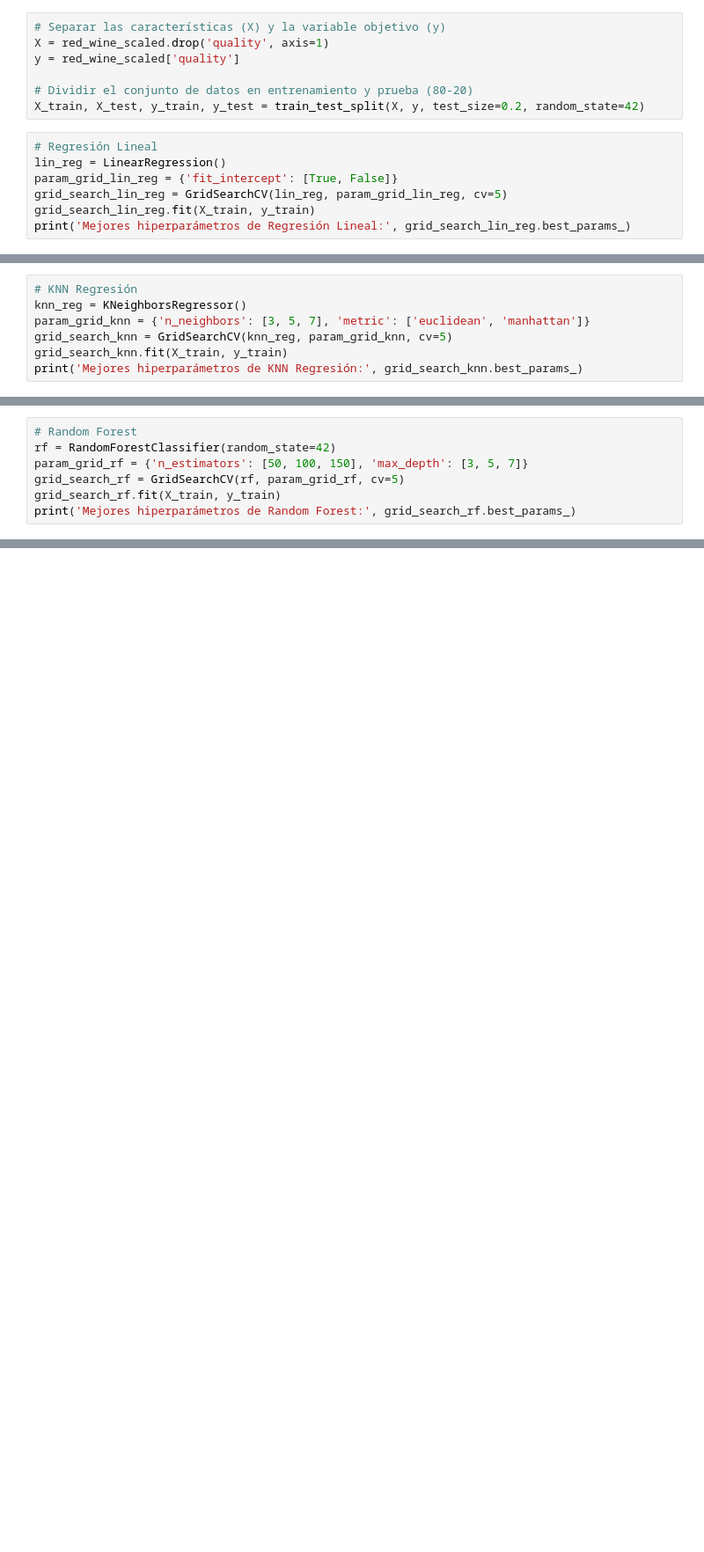
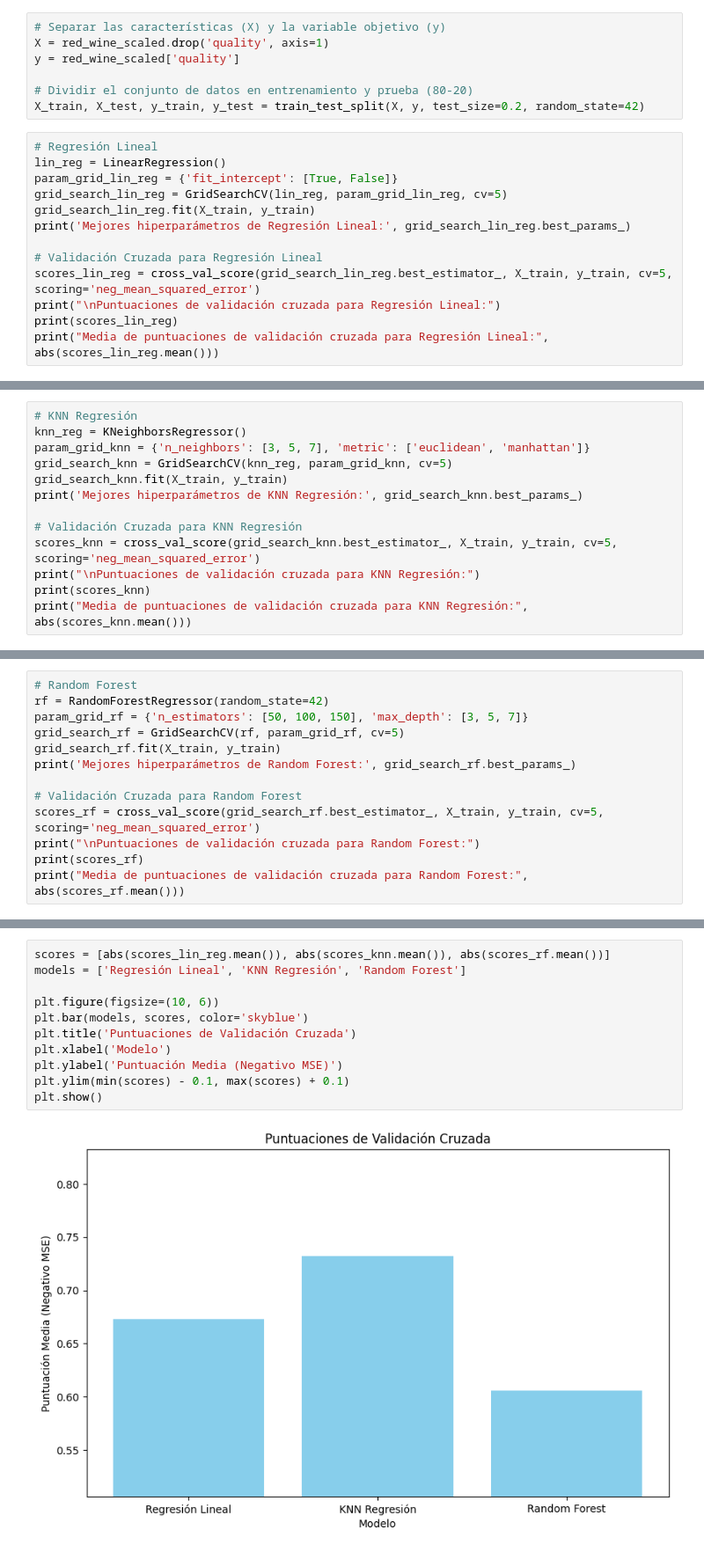
Before and after one commit to Jskenpo/HDT5_Mineria, a Jupyter notebook: HDT5.ipynb, the cells around one changed output, grey strips where cells are left out. Shown at 88% size. Cells and saved outputs as stored; diff of their text form; blank space fills up the shorter version.

```diff
--- a/HDT5.ipynb
+++ b/HDT5.ipynb
@@ -127,5 +129,11 @@ param_grid_lin_reg = {'fit_intercept': [True, False]}
 grid_search_lin_reg = GridSearchCV(lin_reg, param_grid_lin_reg, cv=5)
 grid_search_lin_reg.fit(X_train, y_train)
 print('Mejores hiperparámetros de Regresión Lineal:', grid_search_lin_reg.best_params_)
+
+# Validación Cruzada para Regresión Lineal
+scores_lin_reg = cross_val_score(grid_search_lin_reg.best_estimator_, X_train, y_train, cv=5, scoring='neg_mean_squared_error')
+print("\nPuntuaciones de validación cruzada para Regresión Lineal:")
+print(scores_lin_reg)
+print("Media de puntuaciones de validación cruzada para Regresión Lineal:", abs(scores_lin_reg.mean()))
 # %% [output]
 Mejores hiperparámetros de Regresión Lineal: {'fit_intercept': False}
@@ -136,5 +148,11 @@ param_grid_knn = {'n_neighbors': [3, 5, 7], 'metric': ['euclidean', 'manhattan']
 grid_search_knn = GridSearchCV(knn_reg, param_grid_knn, cv=5)
 grid_search_knn.fit(X_train, y_train)
 print('Mejores hiperparámetros de KNN Regresión:', grid_search_knn.best_params_)
+
+# Validación Cruzada para KNN Regresión
+scores_knn = cross_val_score(grid_search_knn.best_estimator_, X_train, y_train, cv=5, scoring='neg_mean_squared_error')
+print("\nPuntuaciones de validación cruzada para KNN Regresión:")
+print(scores_knn)
+print("Media de puntuaciones de validación cruzada para KNN Regresión:", abs(scores_knn.mean()))
 # %% [output]
 Mejores hiperparámetros de KNN Regresión: {'metric': 'euclidean', 'n_neighbors': 7}
@@ -141,8 +163,14 @@ Mejores hiperparámetros de KNN Regresión: {'metric': 'euclidean', 'n_neighbors
 # %%
 # Random Forest
-rf = RandomForestClassifier(random_state=42)
+rf = RandomForestRegressor(random_state=42)
 param_grid_rf = {'n_estimators': [50, 100, 150], 'max_depth': [3, 5, 7]}
 grid_search_rf = GridSearchCV(rf, param_grid_rf, cv=5)
 grid_search_rf.fit(X_train, y_train)
 print('Mejores hiperparámetros de Random Forest:', grid_search_rf.best_params_)
+
+# Validación Cruzada para Random Forest
+scores_rf = cross_val_score(grid_search_rf.best_estimator_, X_train, y_train, cv=5, scoring='neg_mean_squared_error')
+print("\nPuntuaciones de validación cruzada para Random Forest:")
+print(scores_rf)
+print("Media de puntuaciones de validación cruzada para Random Forest:", abs(scores_rf.mean()))
 # %% [output]
@@ -152,0 +190,13 @@ You can try to debug the error by setting error_score='raise'.
+# %%
+scores = [abs(scores_lin_reg.mean()), abs(scores_knn.mean()), abs(scores_rf.mean())]
+models = ['Regresión Lineal', 'KNN Regresión', 'Random Forest']
+
+plt.figure(figsize=(10, 6))
+plt.bar(models, scores, color='skyblue')
+plt.title('Puntuaciones de Validación Cruzada')
+plt.xlabel('Modelo')
+plt.ylabel('Puntuación Media (Negativo MSE)')
+plt.ylim(min(scores) - 0.1, max(scores) + 0.1)
+plt.show()
+# %% [output]
+[figure, added]
```
Also changed, not shown: parts of 6 cells of this notebook.
